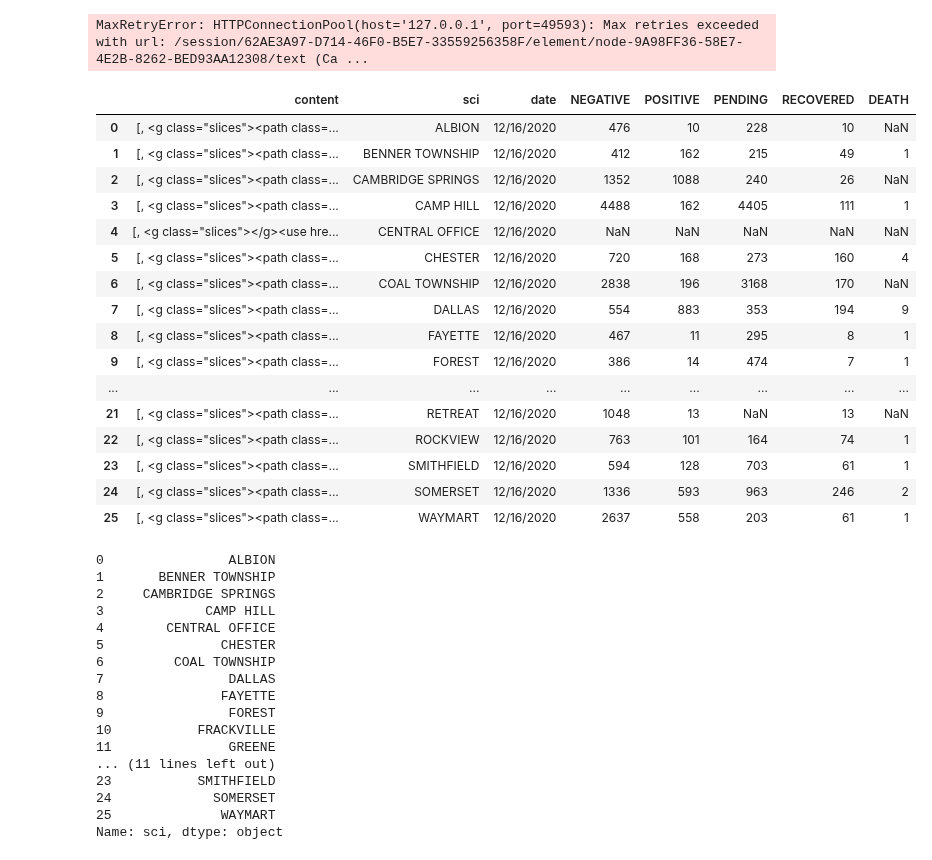
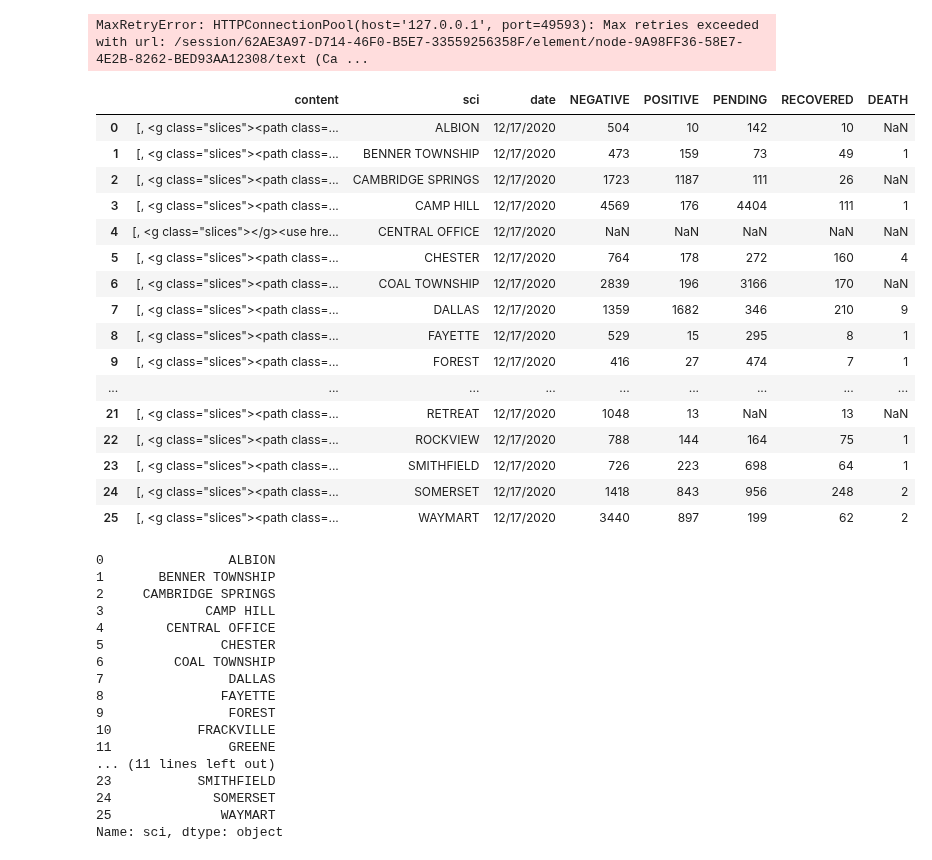
Before and after one commit to jmparelman/PA-SCI_COVID19, a Jupyter notebook: notebooks/Selenium_scraper.ipynb, the cells around one changed output. Cells and saved outputs as stored; diff of their text form; code cells hidden in the pictures.

```diff
--- a/notebooks/Selenium_scraper.ipynb
+++ b/notebooks/Selenium_scraper.ipynb
@@ -251,21 +251,21 @@ df121620=pd.DataFrame(all_data)
-# %%
-df121620
-# %% [output]
-|  | content | sci | date | NEGATIVE | POSITIVE | PENDING | RECOVERED | DEATH |
-| 0 | [, <g class="slices"><path class=... | ALBION | 12/16/2020 | 476 | 10 | 228 | 10 | NaN |
-| 1 | [, <g class="slices"><path class=... | BENNER TOWNSHIP | 12/16/2020 | 412 | 162 | 215 | 49 | 1 |
-| 2 | [, <g class="slices"><path class=... | CAMBRIDGE SPRINGS | 12/16/2020 | 1352 | 1088 | 240 | 26 | NaN |
-| 3 | [, <g class="slices"><path class=... | CAMP HILL | 12/16/2020 | 4488 | 162 | 4405 | 111 | 1 |
-| 4 | [, <g class="slices"></g><use hre... | CENTRAL OFFICE | 12/16/2020 | NaN | NaN | NaN | NaN | NaN |
-| 5 | [, <g class="slices"><path class=... | CHESTER | 12/16/2020 | 720 | 168 | 273 | 160 | 4 |
-| 6 | [, <g class="slices"><path class=... | COAL TOWNSHIP | 12/16/2020 | 2838 | 196 | 3168 | 170 | NaN |
-| 7 | [, <g class="slices"><path class=... | DALLAS | 12/16/2020 | 554 | 883 | 353 | 194 | 9 |
-| 8 | [, <g class="slices"><path class=... | FAYETTE | 12/16/2020 | 467 | 11 | 295 | 8 | 1 |
-| 9 | [, <g class="slices"><path class=... | FOREST | 12/16/2020 | 386 | 14 | 474 | 7 | 1 |
-| ... | ... | ... | ... | ... | ... | ... | ... | ... |
-| 21 | [, <g class="slices"><path class=... | RETREAT | 12/16/2020 | 1048 | 13 | NaN | 13 | NaN |
-| 22 | [, <g class="slices"><path class=... | ROCKVIEW | 12/16/2020 | 763 | 101 | 164 | 74 | 1 |
-| 23 | [, <g class="slices"><path class=... | SMITHFIELD | 12/16/2020 | 594 | 128 | 703 | 61 | 1 |
-| 24 | [, <g class="slices"><path class=... | SOMERSET | 12/16/2020 | 1336 | 593 | 963 | 246 | 2 |
-| 25 | [, <g class="slices"><path class=... | WAYMART | 12/16/2020 | 2637 | 558 | 203 | 61 | 1 |
+# %%
+df121720
+# %% [output]
+|  | content | sci | date | NEGATIVE | POSITIVE | PENDING | RECOVERED | DEATH |
+| 0 | [, <g class="slices"><path class=... | ALBION | 12/17/2020 | 504 | 10 | 142 | 10 | NaN |
+| 1 | [, <g class="slices"><path class=... | BENNER TOWNSHIP | 12/17/2020 | 473 | 159 | 73 | 49 | 1 |
+| 2 | [, <g class="slices"><path class=... | CAMBRIDGE SPRINGS | 12/17/2020 | 1723 | 1187 | 111 | 26 | NaN |
+| 3 | [, <g class="slices"><path class=... | CAMP HILL | 12/17/2020 | 4569 | 176 | 4404 | 111 | 1 |
+| 4 | [, <g class="slices"></g><use hre... | CENTRAL OFFICE | 12/17/2020 | NaN | NaN | NaN | NaN | NaN |
+| 5 | [, <g class="slices"><path class=... | CHESTER | 12/17/2020 | 764 | 178 | 272 | 160 | 4 |
+| 6 | [, <g class="slices"><path class=... | COAL TOWNSHIP | 12/17/2020 | 2839 | 196 | 3166 | 170 | NaN |
+| 7 | [, <g class="slices"><path class=... | DALLAS | 12/17/2020 | 1359 | 1682 | 346 | 210 | 9 |
+| 8 | [, <g class="slices"><path class=... | FAYETTE | 12/17/2020 | 529 | 15 | 295 | 8 | 1 |
+| 9 | [, <g class="slices"><path class=... | FOREST | 12/17/2020 | 416 | 27 | 474 | 7 | 1 |
+| ... | ... | ... | ... | ... | ... | ... | ... | ... |
+| 21 | [, <g class="slices"><path class=... | RETREAT | 12/17/2020 | 1048 | 13 | NaN | 13 | NaN |
+| 22 | [, <g class="slices"><path class=... | ROCKVIEW | 12/17/2020 | 788 | 144 | 164 | 75 | 1 |
+| 23 | [, <g class="slices"><path class=... | SMITHFIELD | 12/17/2020 | 726 | 223 | 698 | 64 | 1 |
+| 24 | [, <g class="slices"><path class=... | SOMERSET | 12/17/2020 | 1418 | 843 | 956 | 248 | 2 |
+| 25 | [, <g class="slices"><path class=... | WAYMART | 12/17/2020 | 3440 | 897 | 199 | 62 | 2 |
 # %%
```
Also changed, not shown: parts of 4 cells of this notebook.
